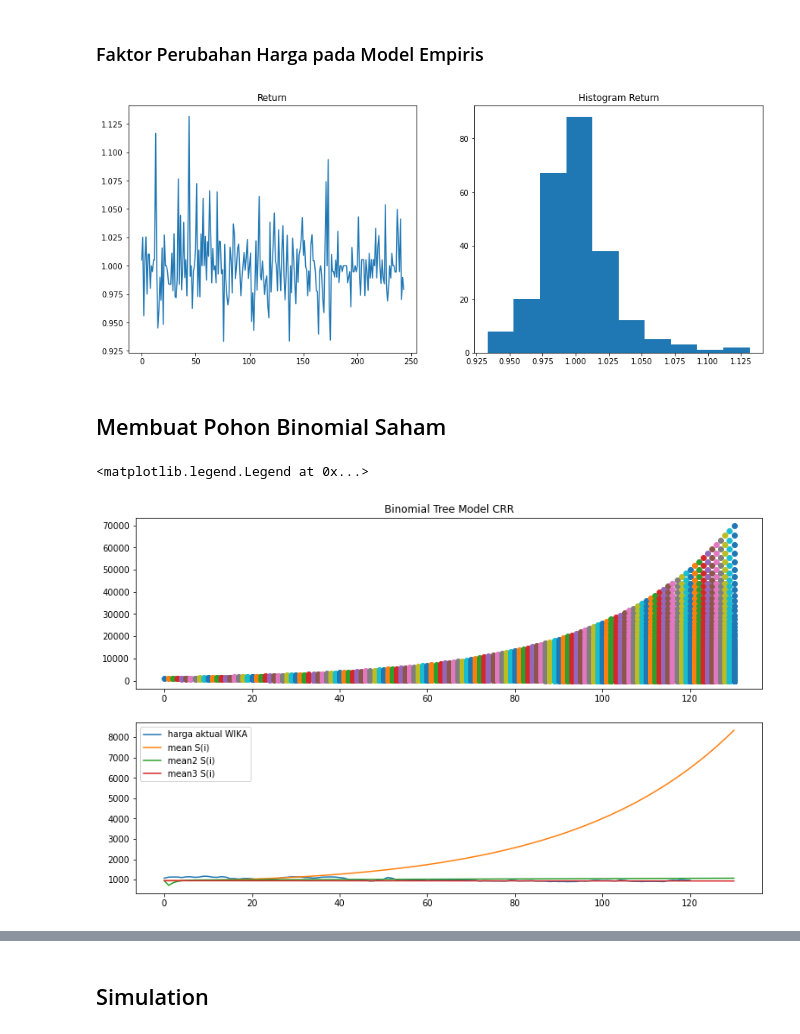
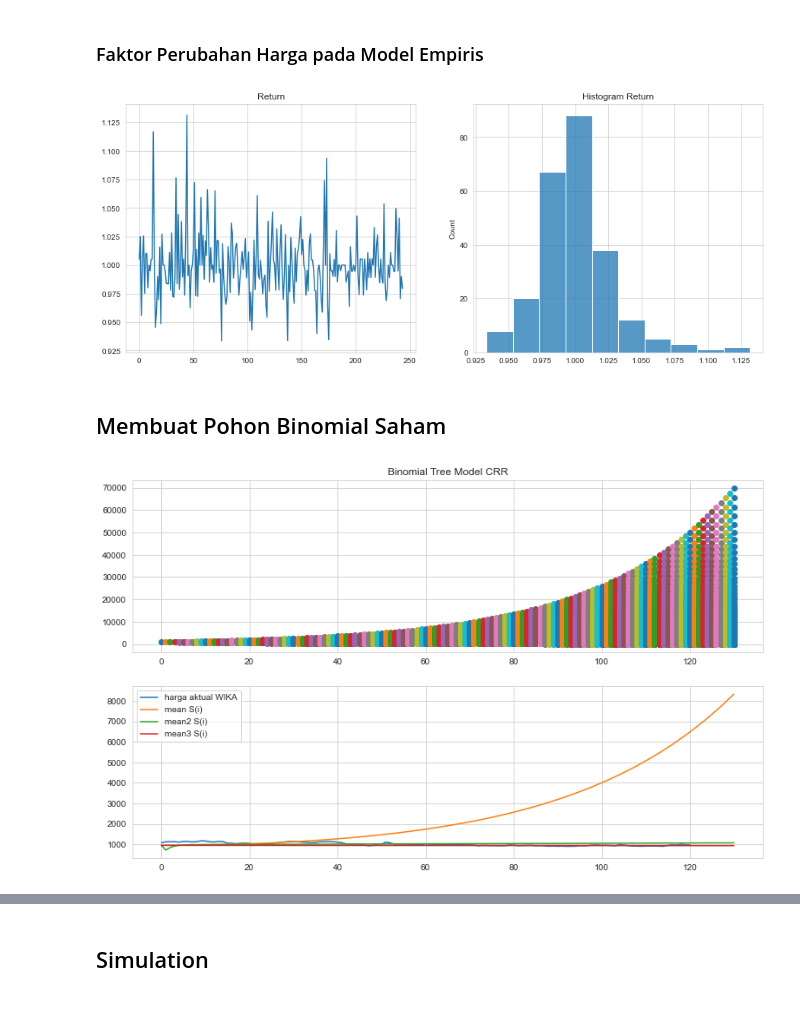
Before and after one commit to Heritsam/monte-carlo-stocks-prediction, a Jupyter notebook: binomial.ipynb, the cells around one changed output, grey strips where cells are left out. Cells and saved outputs as stored; diff of their text form; code cells hidden in the pictures; blank space fills up the shorter version.

```diff
--- a/binomial.ipynb
+++ b/binomial.ipynb
@@ -13,9 +13,12 @@ import numpy as np
 import math
 import scipy.stats as ss
 import matplotlib.pyplot as plt
+import seaborn as sns
 import yfinance as yf
 import pandas as pd
 from pandas_datareader import data as pdr
+
+sns.set_style('whitegrid')
 # %%
 ywika = yf.Ticker('WIKA.JK')
 
@@ -92,15 +96,16 @@ p 0.5081967213114754
 ### Faktor Perubahan Harga pada Model Empiris
 # %%
 fig, (ax1, ax2) = plt.subplots(1, 2, figsize=(15, 6))
-ax1.plot(ret)
-ax2.hist(ret, bins=10)
+
+sns.lineplot(data=ret, ax=ax1)
+sns.histplot(data=ret, ax=ax2, bins=10)
 
 ax1.set_title('Return')
 ax2.set_title('Histogram Return')
 
 plt.show()
 # %% [output]
-[figure, old version]
+[figure, new version]
 # %% [markdown]
 ## Membuat Pohon Binomial Saham
 # %%
@@ -121,6 +126,7 @@ mean_si[0] = So
 mean2_si[0] = So
 mean3_si[0] = So
 price[0, sim_days] = So
+
 ax[0].scatter(0, price[0, sim_days])
 ax[1].plot(range(len(hist.Close[int(len(hist)/2)+1:-1])), hist.Close[int(len(hist)/2)+1:-1], label='harga aktual WIKA')
 
@@ -140,9 +146,9 @@ ax[1].plot(mean_si, label='mean S(i)')
 ax[1].plot(mean2_si, label='mean2 S(i)')
 ax[1].plot(mean3_si, label='mean3 S(i)')
 plt.legend()
+plt.show()
 # %% [output]
-<matplotlib.legend.Legend at 0x...>
-[figure, old version]
+[figure, new version]
 # %%
 # Membuat pohon Binomial Saham
 So = hist.Close[-1]
```
Also changed, not shown: parts of 11 cells of this notebook, 1 other file.
